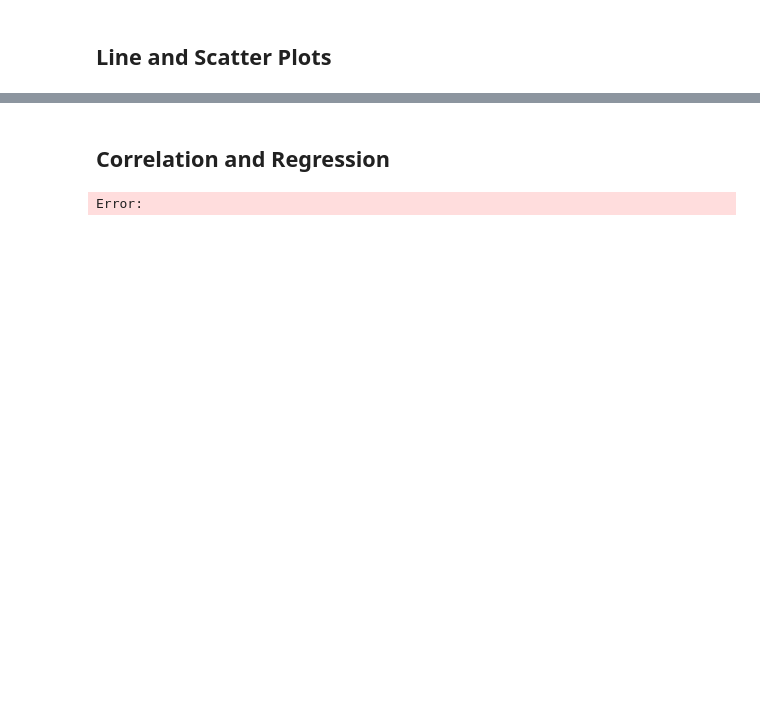
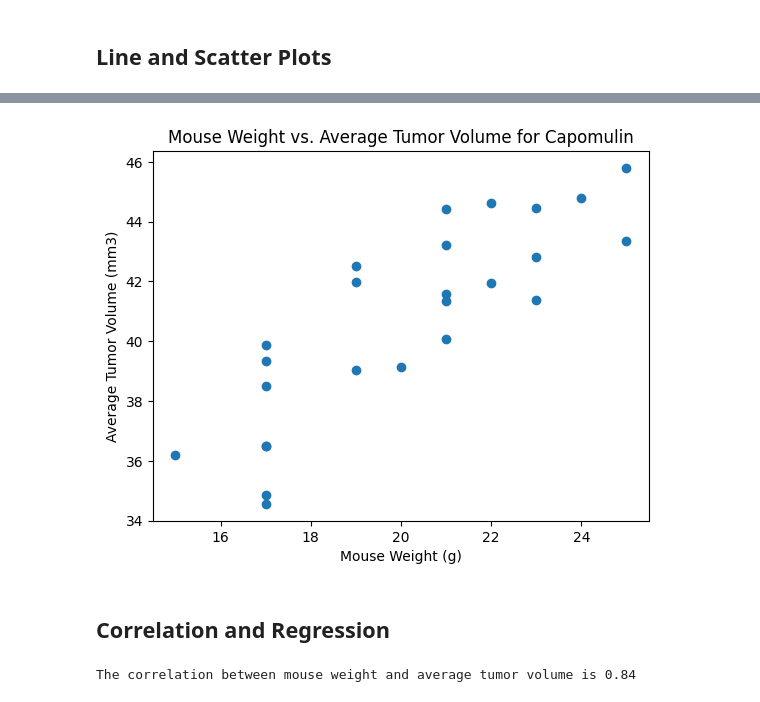
Before and after one commit to davidzigun/Challenge5, a Jupyter notebook: pymaceuticals_starter.ipynb, the cells around one changed output, grey strips where cells are left out. Drawn from its saved outputs; the diff is of its cells as text; code cells hidden in the pictures; blank space fills up the shorter version.

```diff
--- a/pymaceuticals_starter.ipynb
+++ b/pymaceuticals_starter.ipynb
@@ -264,7 +372,20 @@ Error:
+# %%
+# Generate a scatter plot of mouse weight vs. the average observed tumor volume for the entire Capomulin regimen and add a trendline for the observations
+capomulin_data = cleaned_data[cleaned_data['Drug Regimen'] == 'Capomulin']
+mouse_weight = capomulin_data.groupby('Mouse ID')['Weight (g)'].mean()
+tumor_volume = capomulin_data.groupby('Mouse ID')['Tumor Volume (mm3)'].mean()
+plt.scatter(mouse_weight, tumor_volume)
+plt.xlabel('Mouse Weight (g)')
+plt.ylabel('Average Tumor Volume (mm3)')
+plt.title('Mouse Weight vs. Average Tumor Volume for Capomulin')
+plt.show()
+# %% [output]
+[figure, added]
 # %% [markdown]
 ## Correlation and Regression
 # %%
-# Calculate the correlation coefficient and a linear regression model
-# for mouse weight and average observed tumor volume for the entire Capomulin regimen
+# Calculate the correlation coefficient for mouse weight and average observed tumor volume for the entire Capomulin regimen
+correlation = st.pearsonr(mouse_weight, tumor_volume)
+print(f"The correlation between mouse weight and average tumor volume is {round(correlation[0],2)}")
 # %% [output]
-Error:
+The correlation between mouse weight and average tumor volume is 0.84
```
Also changed, not shown: parts of 15 cells of this notebook.
